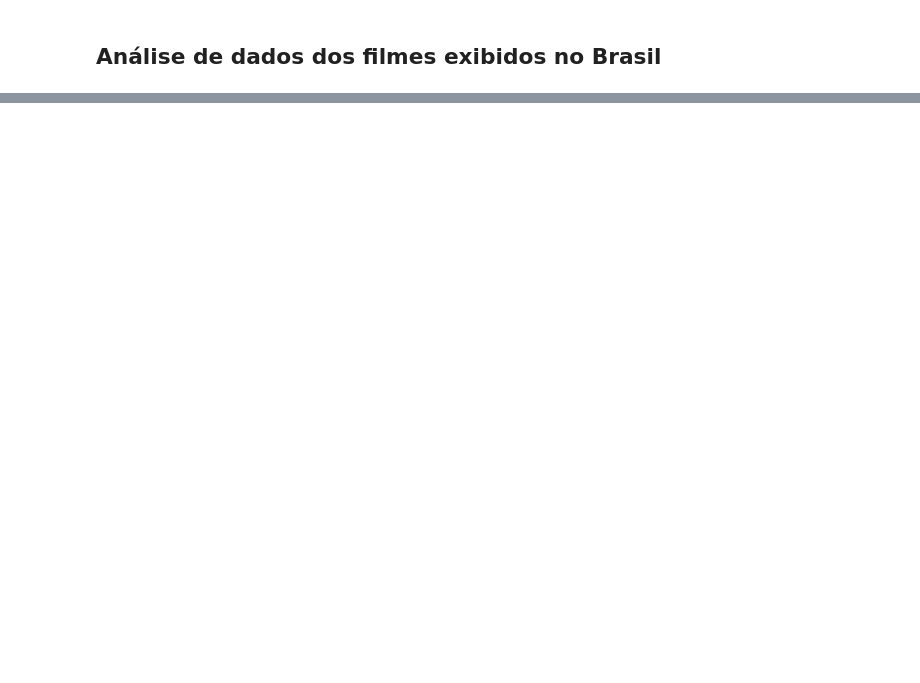
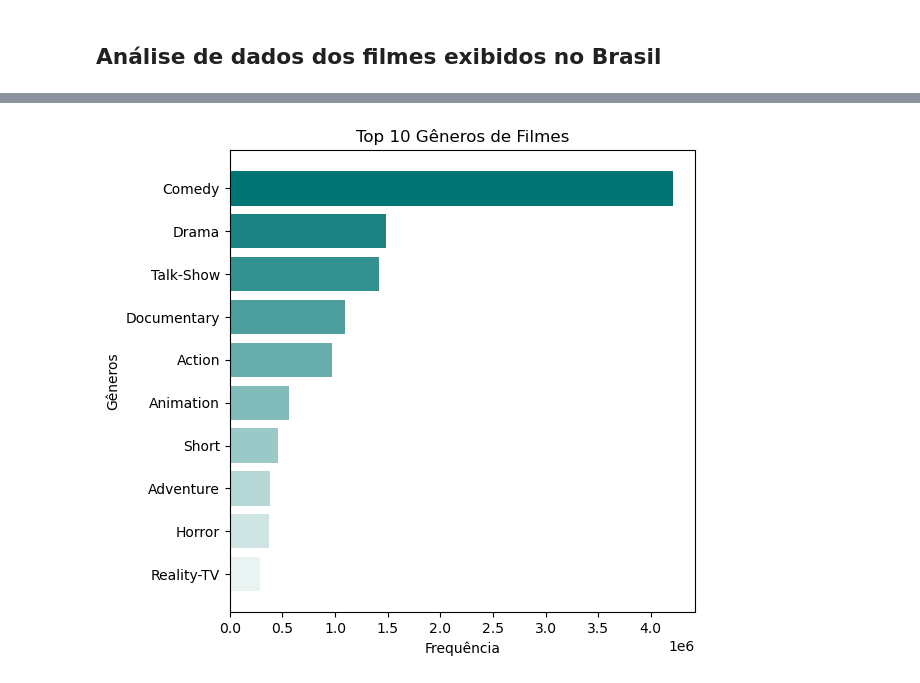
Before and after one commit to bentofh/ancine, a Jupyter notebook: 2_analise_ancine_sample.ipynb, the cells around one changed output, grey strips where cells are left out. Drawn from its saved outputs; the diff is of its cells as text; code cells hidden in the pictures; blank space fills up the shorter version.

Commit message:
Cruzando dados com o IMDB

```diff
--- a/2_analise_ancine_sample.ipynb
+++ b/2_analise_ancine_sample.ipynb
@@ -334,0 +258,23 @@ plt.show()
+# %%
+# Caminhos dos arquivos Parquet
+pasta_imdb = '/Users/bentofh/Documents/GitHub/ancine/IMDB'
+caminho_arquivo_imdb = os.path.join(pasta_imdb, 'imdb.parquet')
+df_imdb = pd.read_parquet(caminho_arquivo_imdb)
+
+# Converter os títulos para maiúsculas
+df['TITULO_ORIGINAL'] = df['TITULO_ORIGINAL'].str.upper()
+df_imdb['originalTitle'] = df_imdb['originalTitle'].str.upper()
+
+# Realizar o join
+df = df.merge(df_imdb[['originalTitle', 'genres']], left_on='TITULO_ORIGINAL', right_on='originalTitle', how='left')
+
+# Renomear a coluna 'genres' para 'GENERO_FILME' e remover a coluna 'originalTitle' redundante
+df.rename(columns={'genres': 'GENERO_FILME'}, inplace=True)
+df.drop(columns=['originalTitle'], inplace=True)
+
+# Mostrar as primeiras linhas do DataFrame atualizado
+df.head(5)
+
+# Aqui nesse ponto alguns vários filmes ficaram sem gênero somente porque a descrição do mesmo não é exatamente a mesma nas duas base.
+# Até tentei aplicar um fuzzy aqui nesse ponto, mas foi demais pra minha RAM =)
+# Tentarei aplicar o método em outro projeto dedicado a análises mais textuais.
@@ -334,0 +288,20 @@ plt.show()
+# %%
+# Contar a frequência de cada gênero e pegar o top 10
+contagem_generos_top10 = df['GENERO_FILME'].value_counts().head(10)
+
+# Gerando paletas de cores de acordo com uma cor base
+cor_base = paleta['verde']
+tons = sns.light_palette(cor_base, n_colors=10, reverse=True)
+tons_degrade = [mcolors.to_hex(c) for c in tons]
+cores = tons_degrade
+
+# Plotar um gráfico de barras horizontal
+plt.figure(figsize=(6, 6))
+barras = plt.barh(contagem_generos_top10.index, contagem_generos_top10.values, color=cores)
+plt.title('Top 10 Gêneros de Filmes')
+plt.xlabel('Frequência')
+plt.ylabel('Gêneros')
+plt.gca().invert_yaxis()  # Inverter o eixo y para o maior valor aparecer no topo
+plt.show()
+# %% [output]
+[figure, added]
```
Also changed, not shown: parts of 13 cells of this notebook, 34 other files.
